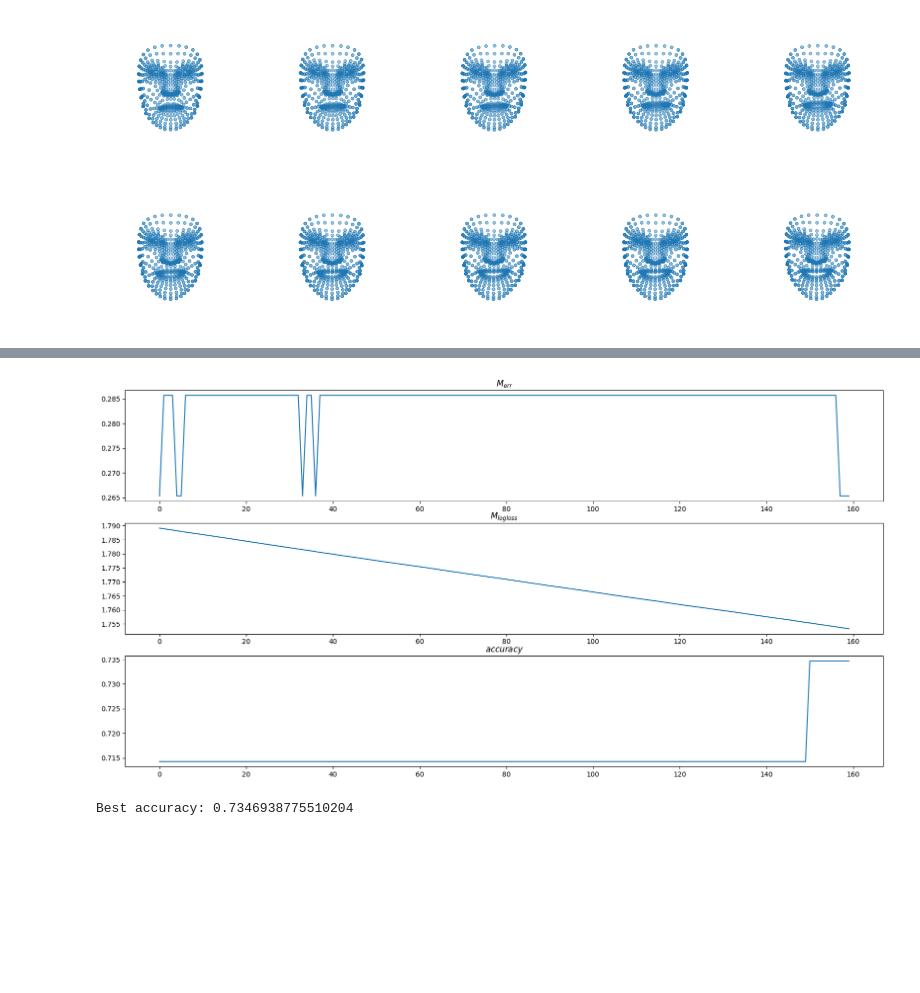
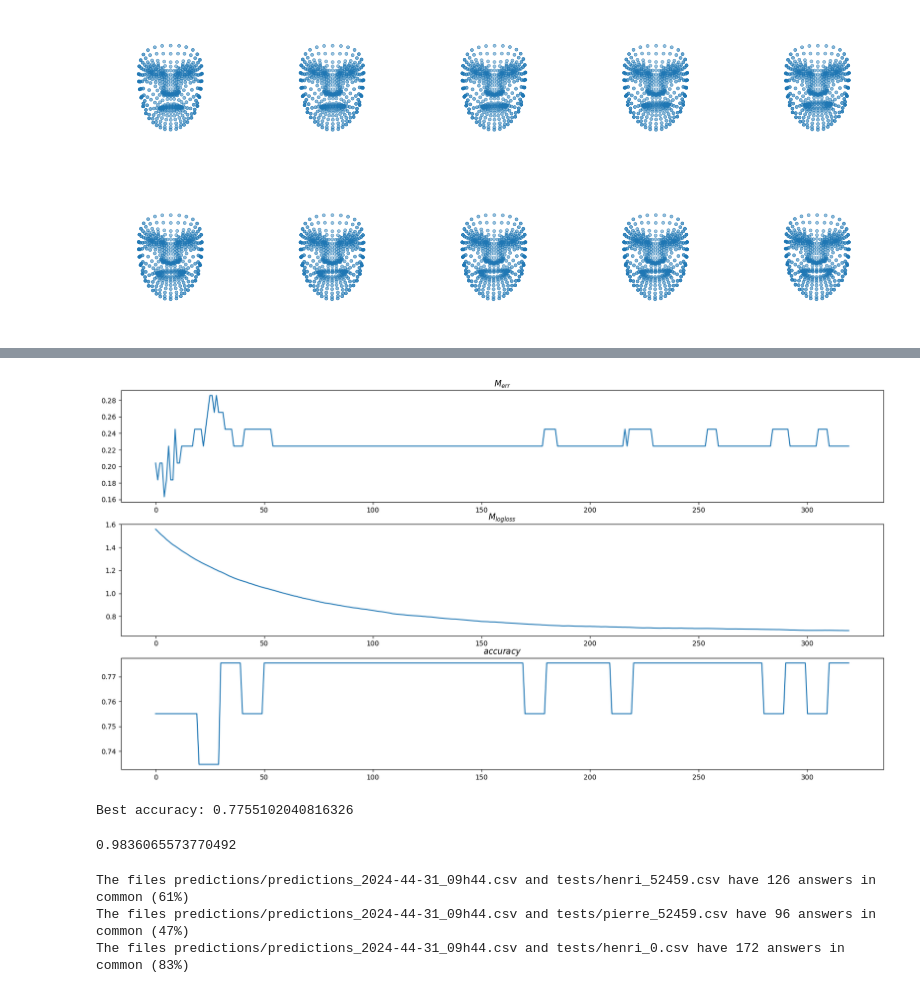
Before and after one commit to 21repierre/challenge_data, a Jupyter notebook: henri.ipynb, the cells around one changed output, grey strips where cells are left out. Drawn from its saved outputs; the diff is of its cells as text; code cells hidden in the pictures; blank space fills up the shorter version.

```diff
--- a/henri.ipynb
+++ b/henri.ipynb
@@ -336,0 +348,8 @@ Successfully simplified the landmarks
+# %%
+def round_to_zero(landmarks):
+    """
+    For every value below 1, the value is rounded to 0 to simplify the data
+    """
+    for i in range(landmarks.shape[0]):
+        for j in range(landmarks.shape[1]):
+            if landmarks[i][j] < 1: landmarks[i][j] = 0
@@ -336,0 +394,27 @@ Successfully simplified the landmarks
+# %%
+def get_simplified_landmarks(train, test, choice, round_to_zero=True, only_contour=True, with_x_axis=False):
+    if choice == "min-max":
+        # Simplify both train and test landmarks by using max - min
+        train_simplified = simplify_landmarks(train, only_contour=only_contour, with_x_axis=with_x_axis)
+        test_simplified = simplify_landmarks(test, only_contour=only_contour, with_x_axis=with_x_axis)
+        print("Successfully simplified the landmarks")
+
+        if round_to_zero:
+            # Round every value below 1 to exactly 0 to simplify even more the data
+            round_to_zero(train_simplified)
+            round_to_zero(test_simplified)
+            print("Successfully rounded all values below 1 to 0")
+
+    elif choice == "last-image":
+        # Simplify the data by keeping only the last image of each sequence
+        train_simplified = keep_last_image(train, only_contour=only_contour, with_x_axis=with_x_axis)
+        test_simplified = keep_last_image(test, only_contour=only_contour, with_x_axis=with_x_axis)
+        print("Successfully troncated data to keep only the last image of each sequence")
+
+    else:
+        print("Please select an existing choice")
+        return
+
+    return train_simplified, test_simplified
+
+train_simplified_landmarks, test_simplified_landmarks = get_simplified_landmarks(train_landmarks, test_landmarks, "min-max", round_to_zero=False)
@@ -391,8 +477,8 @@ from ray import train
 # Training method
 def train_boost_genre(config):
     # Split the data
-    # X = train_simplified_landmarks
-    X = train_landmarks
+    X = train_simplified_landmarks
+    # X = train_landmarks_2D
     y = train_labels
     X_train, X_test, y_train, y_test = train_test_split(X, y, test_size=0.1, random_state=12345)
 
@@ -469,37 +606,67 @@ ValueError: Tracked actor is not managed by this event manager: <TrackedActor 16
 # %%
-from tqdm.notebook import trange
 import matplotlib.pyplot as plt
 
 b = best_trial.metrics['model'] if best_trial is not None else None
 merrs = []
 mloglosss = []
 accs = []
 
 # Train a few times the same model and save the error, log loss and accuracy
-for _ in trange(16):
+for _ in range(32):
     b, acc, res = train_boost_genre({
         'params': best_trial.config['params'],
         "early_stopping_rounds": best_trial.config['early_stopping_rounds'],
         'model': b
     })
     merrs.extend(res['eval']['merror'])
     mloglosss.extend(res['eval']['mlogloss'])
     accs.extend([acc] * len(res['eval']['mlogloss']))
 
 # Plot the 3 curves and find the best accuracy
 fig = plt.figure(figsize=(20, 10))
 fig.add_subplot(3, 1, 1)
 plt.plot(merrs)
 plt.title('$M_{err}$')
 fig.add_subplot(3, 1, 2)
 plt.plot(mloglosss)
 plt.title('$M_{logloss}$')
 fig.add_subplot(3, 1, 3)
 plt.plot(accs)
 plt.title('$accuracy$')
 plt.show()
 
 print(f"Best accuracy: {max(accs)}")
 # %% [output]
-[figure, old version]
+[figure, new version]
-Best accuracy: 0.7346938775510204
+Best accuracy: 0.7755102040816326
+# %%
+predictions = b.predict(xgboost.DMatrix(X_landmarks_test))
+score_boosting = accuracy_score(Y_test, predictions)
+print(score_boosting)
+
+# write_predictions(b.predict(xgboost.DMatrix(test_simplified_landmarks)))
+# %% [output]
+0.9836065573770492
+# %%
+import pandas
+
+def count_same_answers_csv(file_1, file_2):
+    dataset_1 = pandas.read_csv(file_1)
+    dataset_2 = pandas.read_csv(file_2)
+
+    count = 0
+
+    for i in range(len(dataset_1["Expression"])):
+        if dataset_1["Expression"][i] == dataset_2["Expression"][i]:
+            count += 1
+
+    print(f"The files {file_1} and {file_2} have {count} answers in common ({round(100 * count/len(dataset_1['Expression']))}%)")
+
+
+count_same_answers_csv("predictions/predictions_2024-44-31_09h44.csv", "tests/henri_52459.csv")
+count_same_answers_csv("predictions/predictions_2024-44-31_09h44.csv", "tests/pierre_52459.csv")
+count_same_answers_csv("predictions/predictions_2024-44-31_09h44.csv", "tests/henri_0.csv")
+# %% [output]
+The files predictions/predictions_2024-44-31_09h44.csv and tests/henri_52459.csv have 126 answers in common (61%)
+The files predictions/predictions_2024-44-31_09h44.csv and tests/pierre_52459.csv have 96 answers in common (47%)
+The files predictions/predictions_2024-44-31_09h44.csv and tests/henri_0.csv have 172 answers in common (83%)
```
Also changed, not shown: parts of 11 cells of this notebook, 10 other files.
